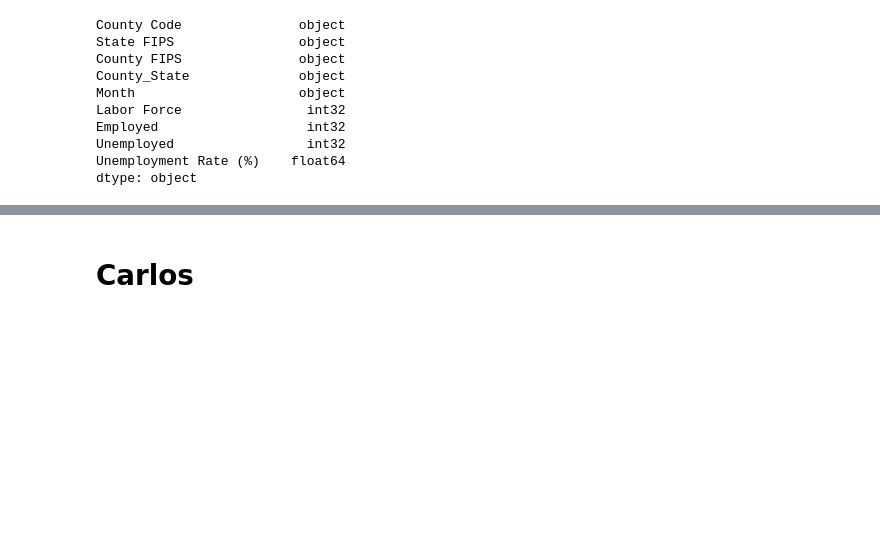
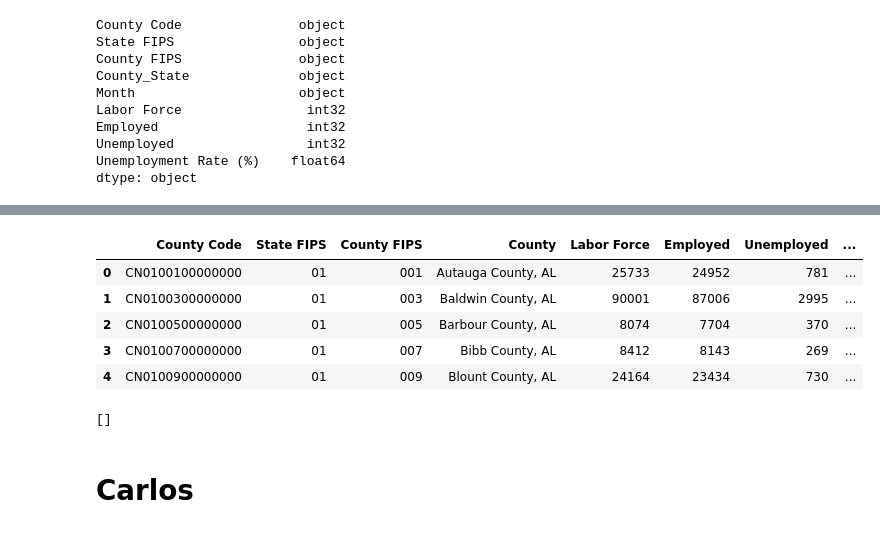
Before and after one commit to Gissel7181/Project-One, a Jupyter notebook: Master_File.ipynb, the cells around one changed output, grey strips where cells are left out. Saved outputs shown, nothing was run; the diff lists cells and outputs as text; code cells hidden in the pictures; blank space fills up the shorter version.

```diff
--- a/Master_File.ipynb
+++ b/Master_File.ipynb
@@ -297,6 +299,40 @@ unemployment_df.loc[unemployment_df["County"] == "New York City"]
 # %% [output]
 |  | County Code | State FIPS | County FIPS | County | State | Labor Force | Employed | Unemployed | ... |
 | 3219 | None | None | None | New York City | NY | 4189864 | 4023962 | 165902 | ... |
+# %%
+county_state = []
+
+for row in range(0, len(unemployment_df)):
+    county_state.append(unemployment_df["County"][row] + ", " + unemployment_df["State"][row])
+
+unemployment_df["County & State"] = county_state
+unemployment_df = unemployment_df[["County Code", "State FIPS", "County FIPS", "County & State", "Labor Force",
+                                   "Employed", "Unemployed", "Unemployment Rate (%)"]]
+
+unemployment_df = unemployment_df.rename(columns={"County & State": "County"})
+unemployment_df.head()
+# %% [output]
+|  | County Code | State FIPS | County FIPS | County | Labor Force | Employed | Unemployed | ... |
+| 0 | CN0100100000000 | 01 | 001 | Autauga County, AL | 25733 | 24952 | 781 | ... |
+| 1 | CN0100300000000 | 01 | 003 | Baldwin County, AL | 90001 | 87006 | 2995 | ... |
+| 2 | CN0100500000000 | 01 | 005 | Barbour County, AL | 8074 | 7704 | 370 | ... |
+| 3 | CN0100700000000 | 01 | 007 | Bibb County, AL | 8412 | 8143 | 269 | ... |
+| 4 | CN0100900000000 | 01 | 009 | Blount County, AL | 24164 | 23434 | 730 | ... |
+# %%
+# Create x-axis values
+
+fortune_counties = []
+x_fortune = []
+labor_fortune = []
+
+for row in range(0, len(unemployment_df)):
+    if unemployment_df["County"][row] in counties:
+        print("True")
+        x_fortune.append(unemployment_df.loc[unemployment_df["County"][row], unemployment_df["Unemployment Rate (%)"]])
+
+print(x_fortune)
+# %% [output]
+[]
 # %%
 # Geocoder Test Cell #
 
```
Also changed, not shown: parts of 2 cells of this notebook.
